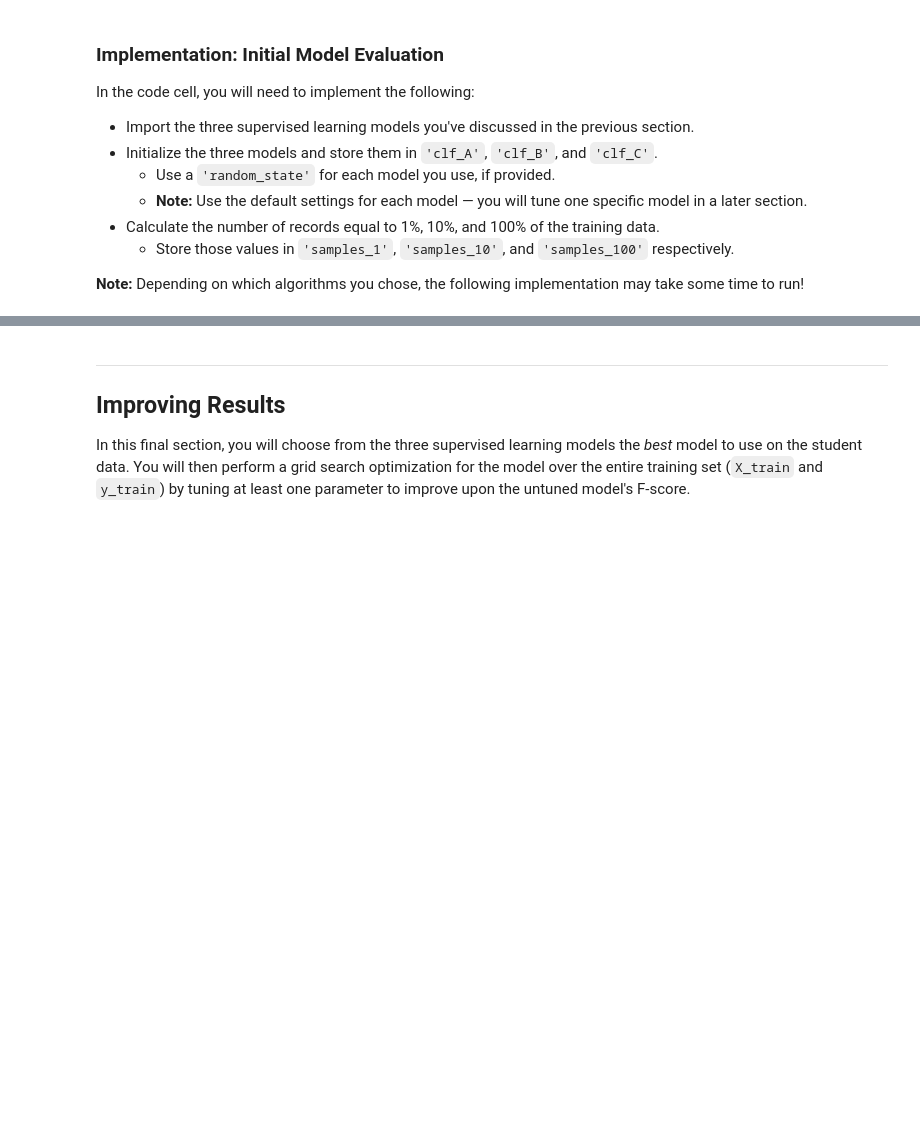
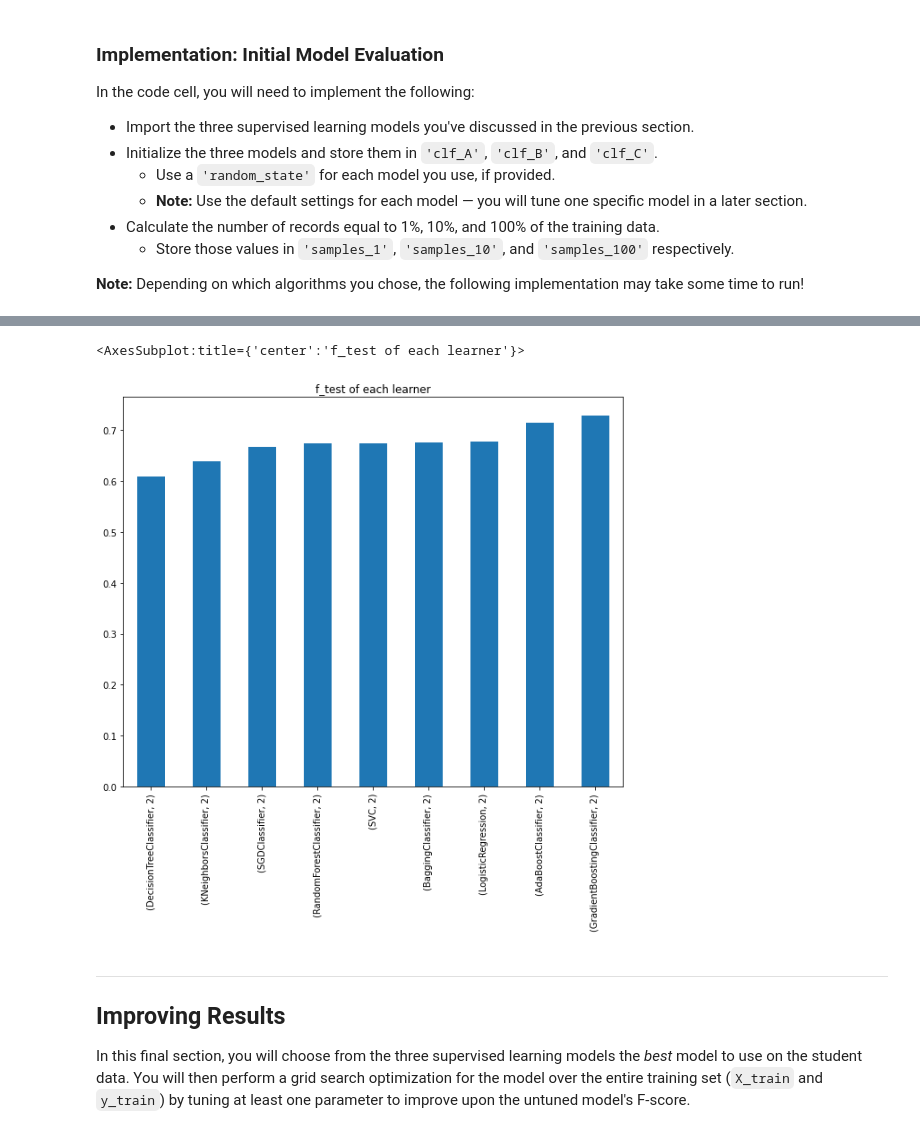
Before and after one commit to amine-mih-dev/salary-prediction, a Jupyter notebook: starter/finding_donors.ipynb, the cells around one changed output, grey strips where cells are left out. Cells and saved outputs as stored; diff of their text form; code cells hidden in the pictures; blank space fills up the shorter version.

```diff
--- a/starter/finding_donors.ipynb
+++ b/starter/finding_donors.ipynb
@@ -572,3 +738,9 @@ TypeError: unsupported operand type(s) for +: 'dict_keys' and 'dict_keys'
+# %%
+# plot f_test of each learner
+(df_val.loc['f_test'].sort_values()).plot(kind = 'bar', title = 'f_test of each learner', figsize = (10,8))
+# %% [output]
+<AxesSubplot:title={'center':'f_test of each learner'}>
+[figure, added]
 # %% [markdown]
 ----
 ## Improving Results
```
Also changed, not shown: parts of 15 cells of this notebook.
